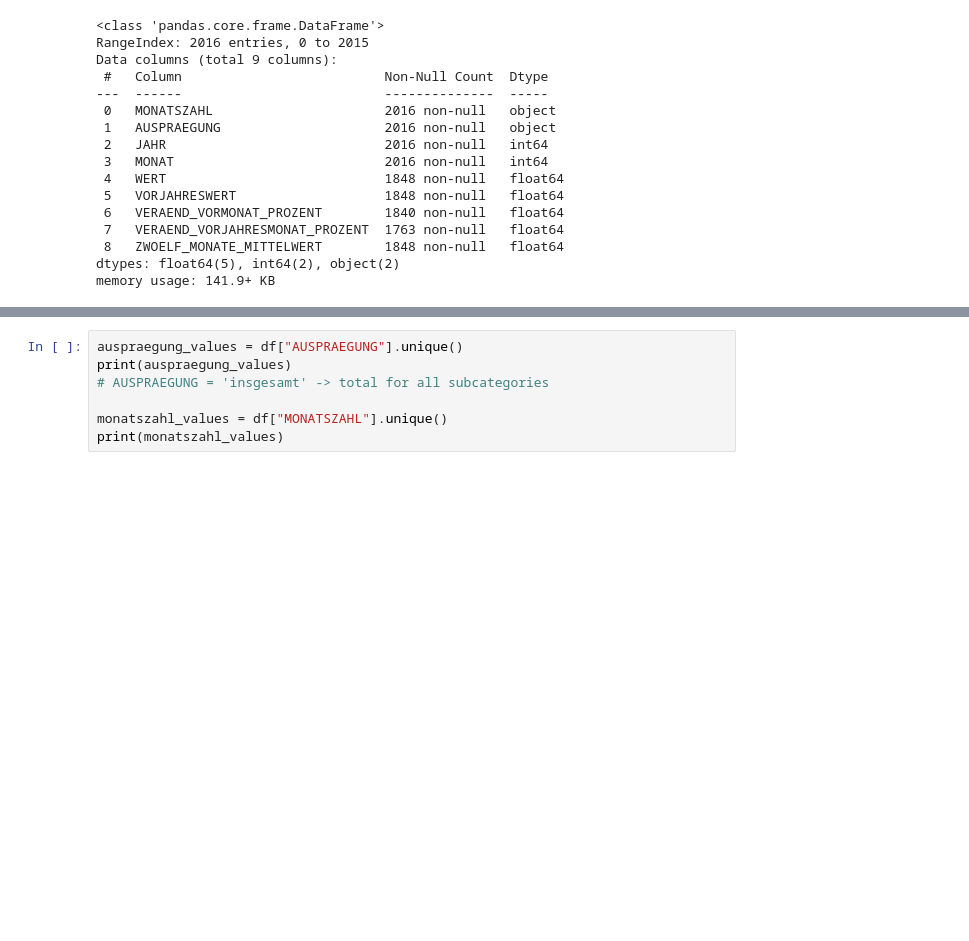
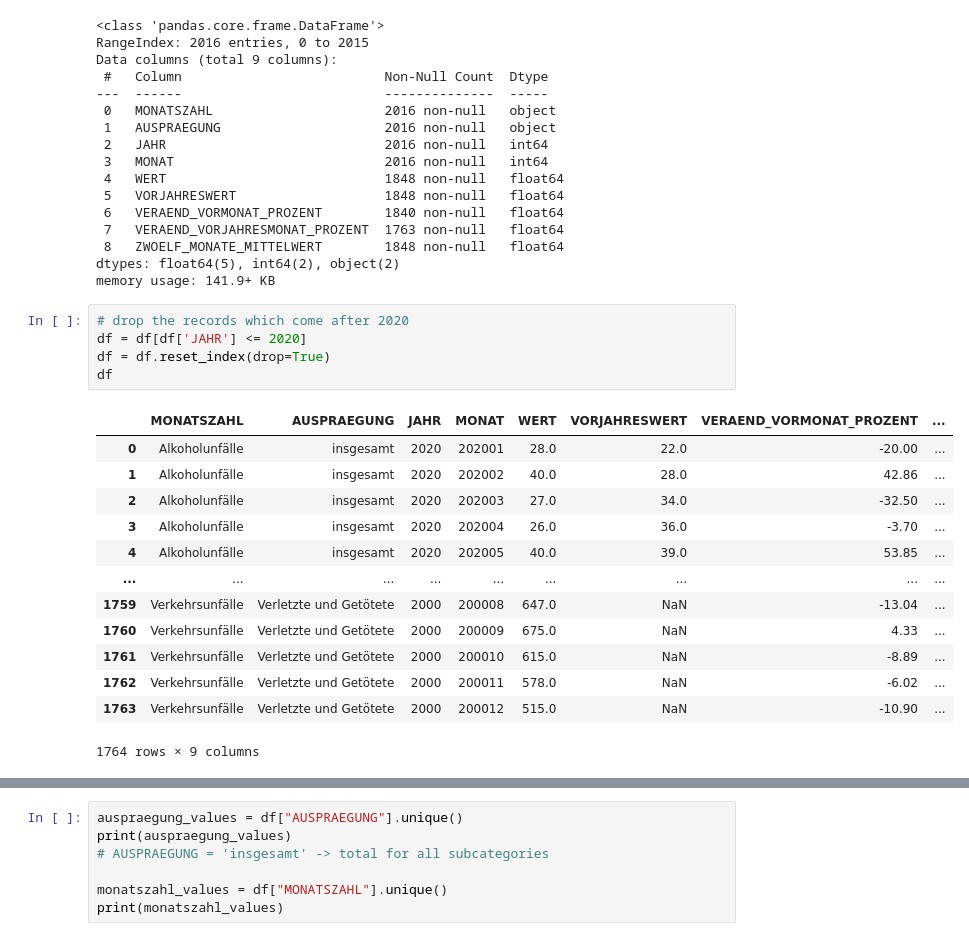
Before and after one commit to andreea-bodea/DPS_Challenge, a Jupyter notebook: DPD_Challenge_Mission1.ipynb, the cells around one changed output, grey strips where cells are left out. Cells and saved outputs as stored; diff of their text form; blank space fills up the shorter version.

```diff
--- a/DPD_Challenge_Mission1.ipynb
+++ b/DPD_Challenge_Mission1.ipynb
@@ -42,4 +42,23 @@ Data columns (total 9 columns):
  8   ZWOELF_MONATE_MITTELWERT        1848 non-null   float64
 dtypes: float64(5), int64(2), object(2)
 memory usage: 141.9+ KB
+# %%
+# drop the records which come after 2020
+df = df[df['JAHR'] <= 2020]
+df = df.reset_index(drop=True)
+df
+# %% [output]
+|  | MONATSZAHL | AUSPRAEGUNG | JAHR | MONAT | WERT | VORJAHRESWERT | VERAEND_VORMONAT_PROZENT | ... |
+| 0 | Alkoholunfälle | insgesamt | 2020 | 202001 | 28.0 | 22.0 | -20.00 | ... |
+| 1 | Alkoholunfälle | insgesamt | 2020 | 202002 | 40.0 | 28.0 | 42.86 | ... |
+| 2 | Alkoholunfälle | insgesamt | 2020 | 202003 | 27.0 | 34.0 | -32.50 | ... |
+| 3 | Alkoholunfälle | insgesamt | 2020 | 202004 | 26.0 | 36.0 | -3.70 | ... |
+| 4 | Alkoholunfälle | insgesamt | 2020 | 202005 | 40.0 | 39.0 | 53.85 | ... |
+| ... | ... | ... | ... | ... | ... | ... | ... | ... |
+| 1759 | Verkehrsunfälle | Verletzte und Getötete | 2000 | 200008 | 647.0 | NaN | -13.04 | ... |
+| 1760 | Verkehrsunfälle | Verletzte und Getötete | 2000 | 200009 | 675.0 | NaN | 4.33 | ... |
+| 1761 | Verkehrsunfälle | Verletzte und Getötete | 2000 | 200010 | 615.0 | NaN | -8.89 | ... |
+| 1762 | Verkehrsunfälle | Verletzte und Getötete | 2000 | 200011 | 578.0 | NaN | -6.02 | ... |
+| 1763 | Verkehrsunfälle | Verletzte und Getötete | 2000 | 200012 | 515.0 | NaN | -10.90 | ... |
+1764 rows × 9 columns
 # %%
```
Also changed, not shown: parts of 11 cells of this notebook.
